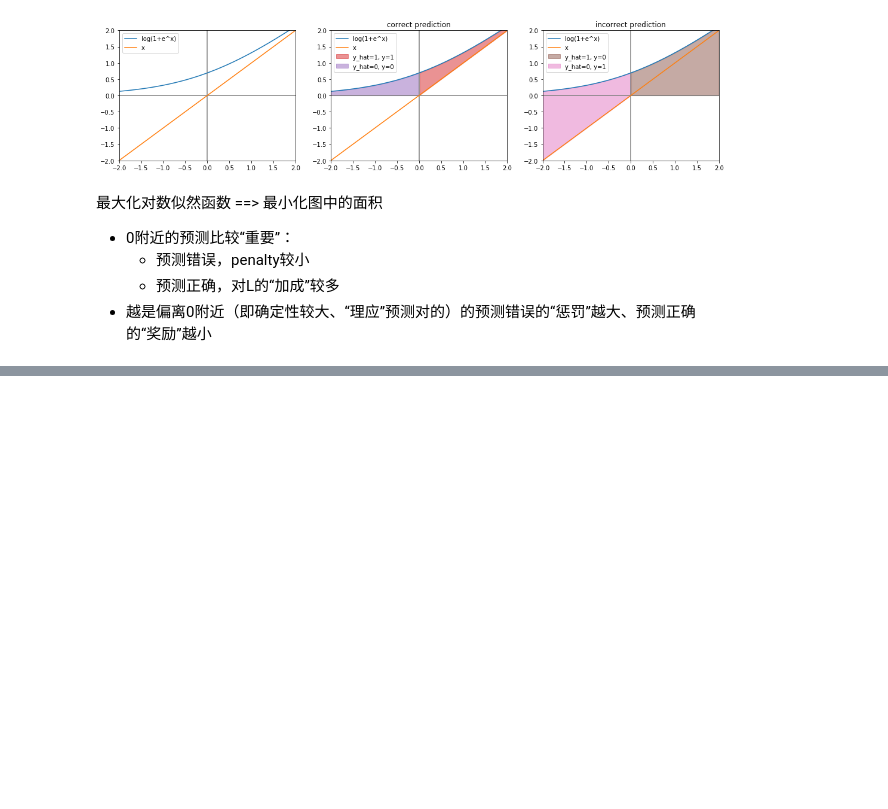
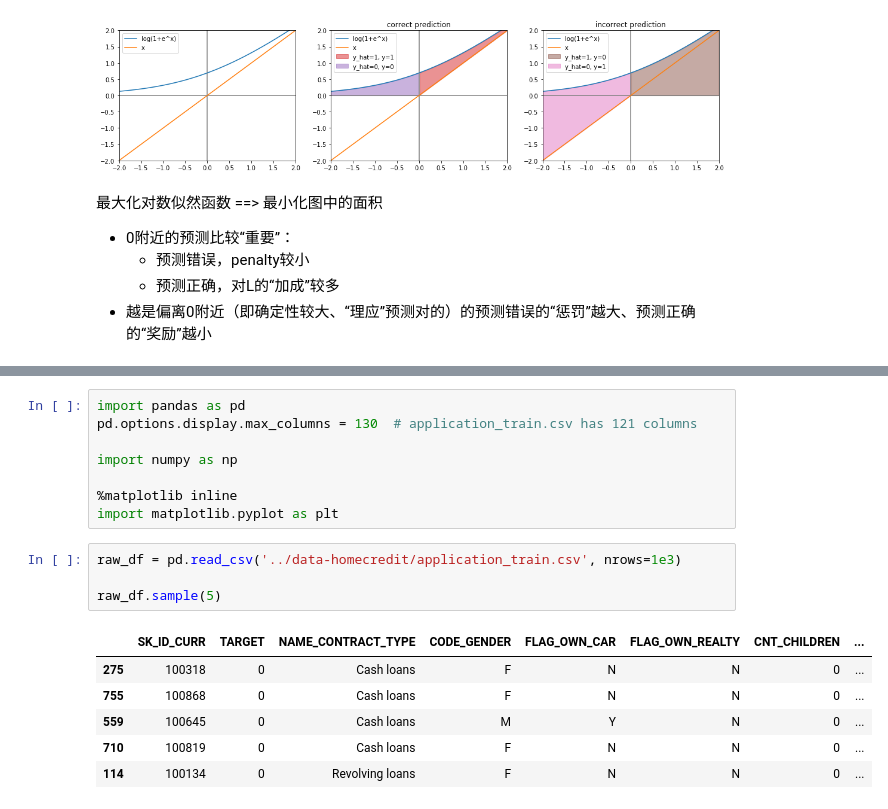
Before and after one commit to JiaRu2016/LiHang_StatisticalLearningMethod, a Jupyter notebook: C6-logistic/LogisticRegression.ipynb, the cells around one changed output, grey strips where cells are left out. Saved outputs shown, nothing was run; the diff lists cells and outputs as text; blank space fills up the shorter version.

```diff
--- a/C6-logistic/LogisticRegression.ipynb
+++ b/C6-logistic/LogisticRegression.ipynb
@@ -84,0 +275,19 @@ Text(0.5, 1.0, 'incorrect prediction')
+# %%
+import pandas as pd
+pd.options.display.max_columns = 130  # application_train.csv has 121 columns
+
+import numpy as np
+
+%matplotlib inline
+import matplotlib.pyplot as plt
+# %%
+raw_df = pd.read_csv('../data-homecredit/application_train.csv', nrows=1e3)
+
+raw_df.sample(5)
+# %% [output]
+|  | SK_ID_CURR | TARGET | NAME_CONTRACT_TYPE | CODE_GENDER | FLAG_OWN_CAR | FLAG_OWN_REALTY | CNT_CHILDREN | ... |
+| 275 | 100318 | 0 | Cash loans | F | N | N | 0 | ... |
+| 755 | 100868 | 0 | Cash loans | F | N | N | 0 | ... |
+| 559 | 100645 | 0 | Cash loans | M | Y | N | 0 | ... |
+| 710 | 100819 | 0 | Cash loans | F | N | N | 0 | ... |
+| 114 | 100134 | 0 | Revolving loans | F | N | N | 0 | ... |
```
Also changed, not shown: parts of 14 cells of this notebook.
